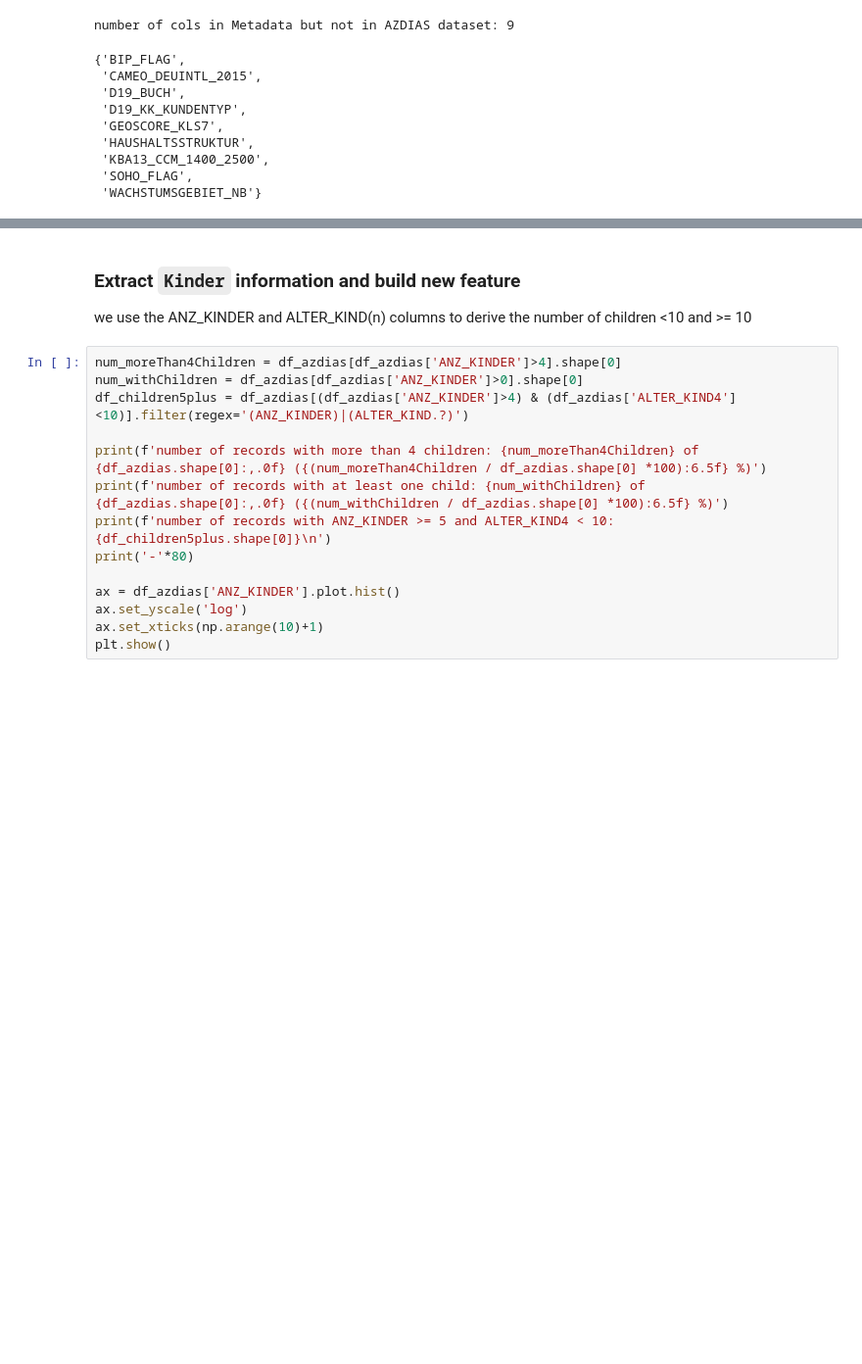
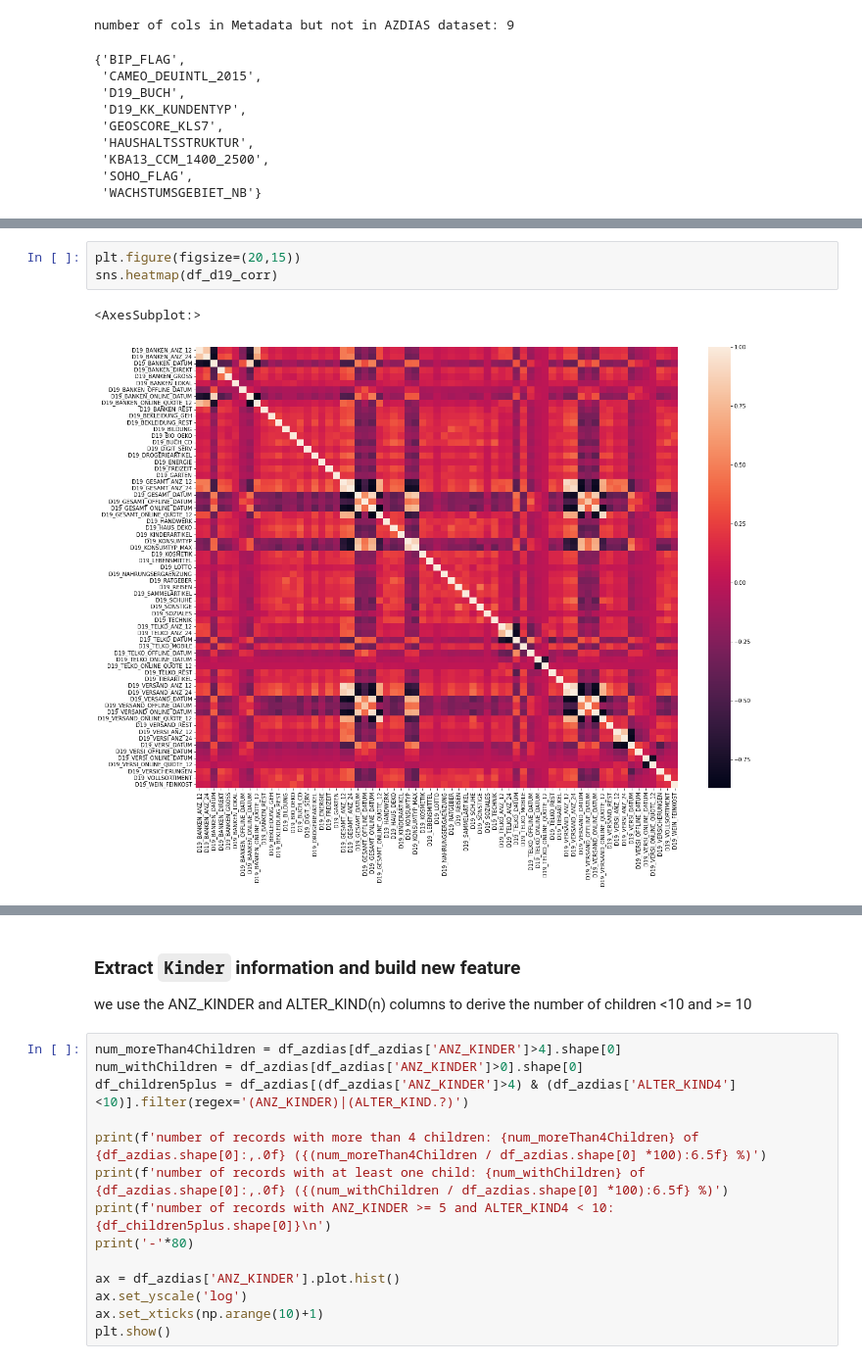
Before and after one commit to step-bauer/dsnd_capstone_arvato, a Jupyter notebook: Arvato Project Workbook.ipynb, the cells around one changed output, grey strips where cells are left out. Shown at 98% size. Saved outputs shown, nothing was run; the diff lists cells and outputs as text; blank space fills up the shorter version.

```diff
--- a/Arvato Project Workbook.ipynb
+++ b/Arvato Project Workbook.ipynb
@@ -434,0 +527,6 @@ df_azdias[list(diff_set)].head()
+# %%
+plt.figure(figsize=(20,15))
+sns.heatmap(df_d19_corr)
+# %% [output]
+<AxesSubplot:>
+[figure, added]
```
Also changed, not shown: parts of 69 cells of this notebook.
